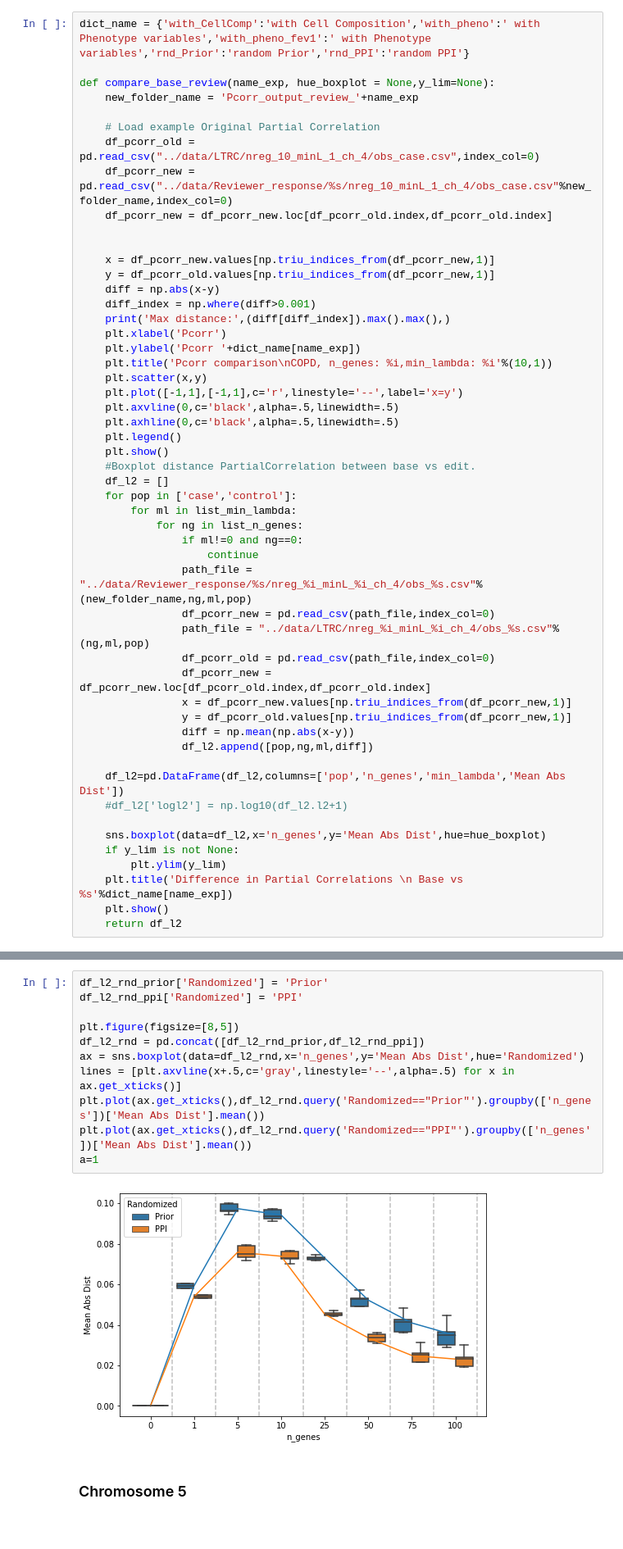
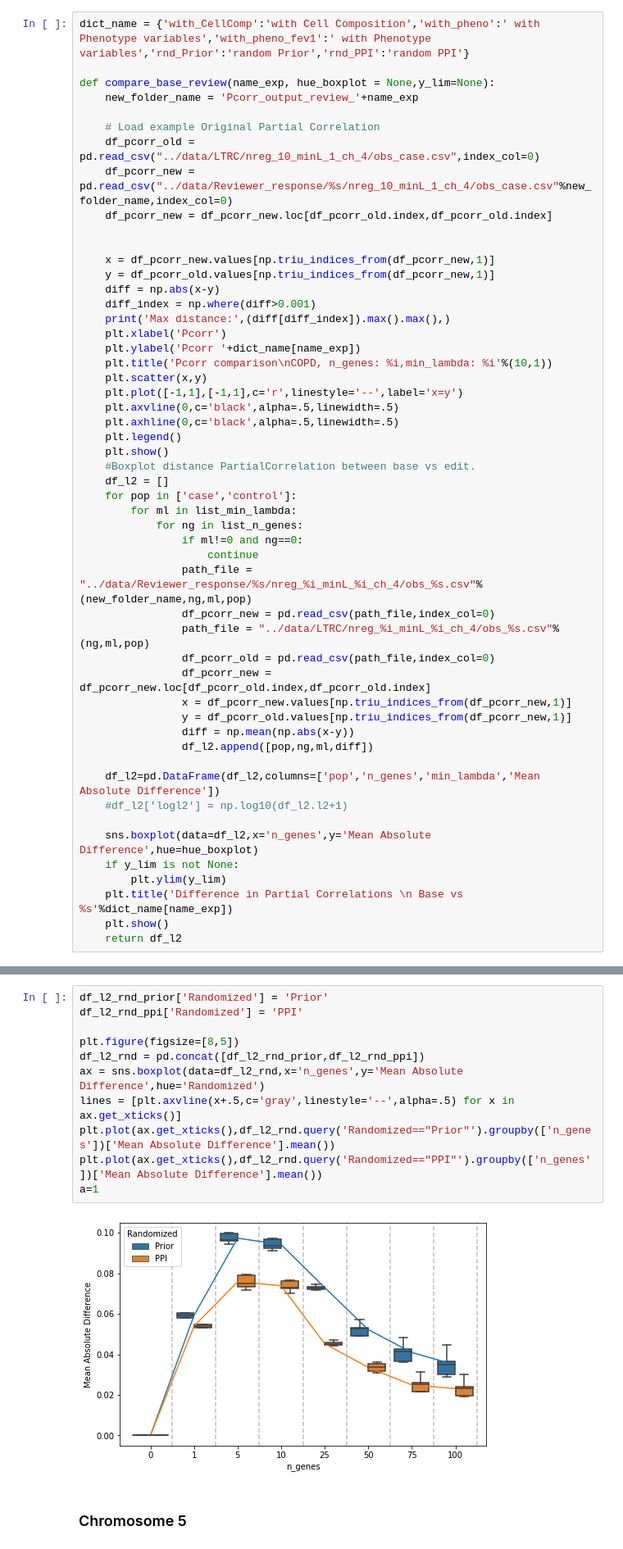
Before and after one commit to michelegentili93/Partial_Correlation, a Jupyter notebook: Paper Analysis Notebook/3. Revision updates.ipynb, the cells around one changed output, grey strips where cells are left out. Shown at 82% size. Cells and saved outputs as stored; diff of their text form.

```diff
--- a/Paper Analysis Notebook/3. Revision updates.ipynb
+++ b/Paper Analysis Notebook/3. Revision updates.ipynb
@@ -54,10 +53,10 @@ def compare_base_review(name_exp, hue_boxplot = None,y_lim=None):
                 diff = np.mean(np.abs(x-y))
                 df_l2.append([pop,ng,ml,diff])
 
-    df_l2=pd.DataFrame(df_l2,columns=['pop','n_genes','min_lambda','Mean Abs Dist'])
+    df_l2=pd.DataFrame(df_l2,columns=['pop','n_genes','min_lambda','Mean Absolute Difference'])
     #df_l2['logl2'] = np.log10(df_l2.l2+1)
 
-    sns.boxplot(data=df_l2,x='n_genes',y='Mean Abs Dist',hue=hue_boxplot)
+    sns.boxplot(data=df_l2,x='n_genes',y='Mean Absolute Difference',hue=hue_boxplot)
     if y_lim is not None:
         plt.ylim(y_lim)
     plt.title('Difference in Partial Correlations \n Base vs %s'%dict_name[name_exp])
@@ -95,16 +94,16 @@ Max distance: 1.0222476195865373
 # %%
 df_l2_rnd_prior['Randomized'] = 'Prior'
 df_l2_rnd_ppi['Randomized'] = 'PPI'
 
 plt.figure(figsize=[8,5])
 df_l2_rnd = pd.concat([df_l2_rnd_prior,df_l2_rnd_ppi])
-ax = sns.boxplot(data=df_l2_rnd,x='n_genes',y='Mean Abs Dist',hue='Randomized')
+ax = sns.boxplot(data=df_l2_rnd,x='n_genes',y='Mean Absolute Difference',hue='Randomized')
 lines = [plt.axvline(x+.5,c='gray',linestyle='--',alpha=.5) for x in ax.get_xticks()]
-plt.plot(ax.get_xticks(),df_l2_rnd.query('Randomized=="Prior"').groupby(['n_genes'])['Mean Abs Dist'].mean())
-plt.plot(ax.get_xticks(),df_l2_rnd.query('Randomized=="PPI"').groupby(['n_genes'])['Mean Abs Dist'].mean())
+plt.plot(ax.get_xticks(),df_l2_rnd.query('Randomized=="Prior"').groupby(['n_genes'])['Mean Absolute Difference'].mean())
+plt.plot(ax.get_xticks(),df_l2_rnd.query('Randomized=="PPI"').groupby(['n_genes'])['Mean Absolute Difference'].mean())
 a=1
 # %% [output]
-[figure, old version]
+[figure, new version]
 # %% [markdown]
 ### Chromosome 5
 # %%
```
Also changed, not shown: parts of 6 cells of this notebook.
